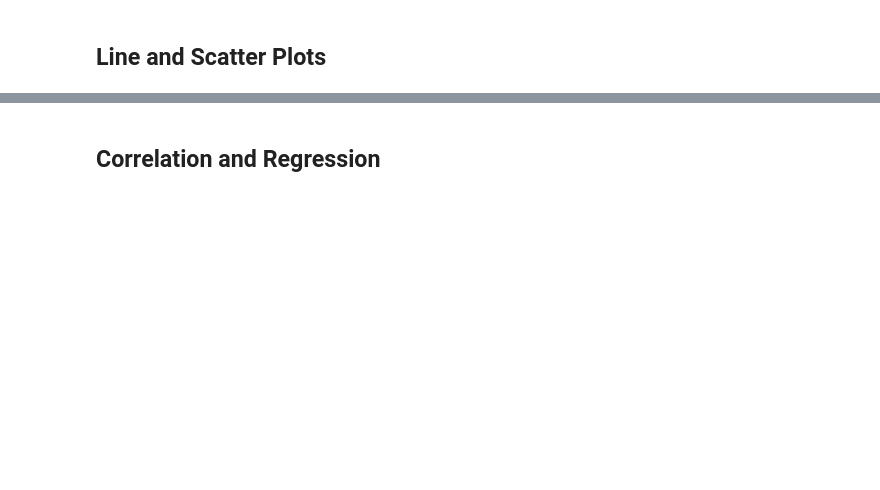
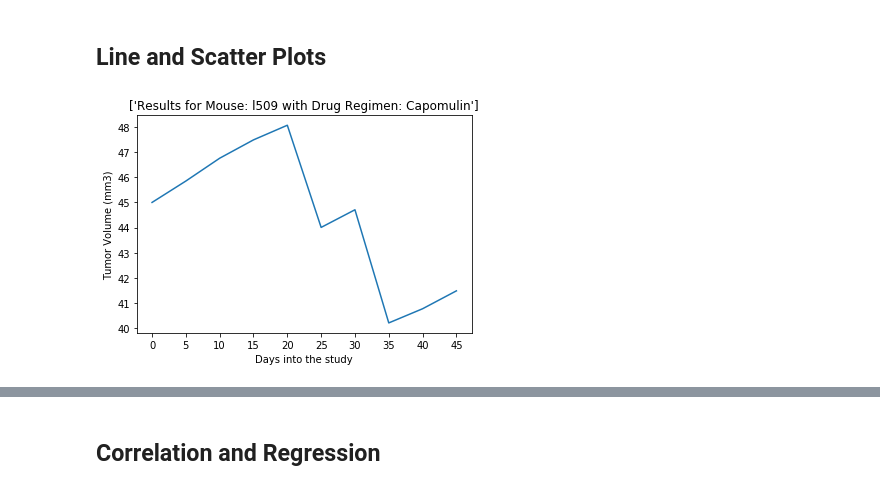
Before and after one commit to Terrence-Cummings/matplotlib-challenge, a Jupyter notebook: Pymaceuticals/pymaceuticals_TC_v1.ipynb, the cells around one changed output, grey strips where cells are left out. Cells and saved outputs as stored; diff of their text form; code cells hidden in the pictures; blank space fills up the shorter version.

```diff
--- a/Pymaceuticals/pymaceuticals_TC_v1.ipynb
+++ b/Pymaceuticals/pymaceuticals_TC_v1.ipynb
@@ -249,0 +250,30 @@ Final_TV_size_stats
+# %%
+#### Generate a line plot of time point versus tumor volume for a mouse treated with Capomulin
+#Start with the clean no duplictes mouse df.
+mouse_metadata_no_dups = mouse_metadata.loc[mouse_metadata['Mouse ID'].isin(no_dups_mouse_study_df['Mouse ID'])]
+
+#Input for which Drug Regimen to plot
+which_regimen_plot = 'Capomulin'
+
+#Create a list of all the mice IDs that were in the target Drug Regimen
+regimen_mouse_IDs = pd.Series(mouse_metadata_no_dups['Mouse ID'].loc[mouse_metadata_no_dups['Drug Regimen']==which_regimen_plot])
+
+#Generate a random list of ID's to be plotted
+how_many_mice_plot = 1
+IDs_to_plot = np.random.choice(regimen_mouse_IDs, how_many_mice_plot)
+
+#Select just the mice in the desired Drug Regimen
+plot_mice = no_dups_mouse_study_df.loc[no_dups_mouse_study_df['Drug Regimen']==which_regimen_plot]
+#Select just the ID, Timepoint, and Tumor Volume columns that will be needed to do the plot
+plot_mice = plot_mice[['Mouse ID', 'Timepoint', 'Tumor Volume (mm3)']]
+#Select just the mice with the random ID generated
+plot_mice = plot_mice.loc[plot_mice['Mouse ID'].isin(IDs_to_plot)]
+
+plt.plot(plot_mice['Timepoint'], plot_mice['Tumor Volume (mm3)'])
+plt.xticks(np.arange(0,50,5))
+plt.xlabel('Days into the study')
+plt.ylabel('Tumor Volume (mm3)')
+plt.title('Results for Mouse: '+IDs_to_plot+' with Drug Regimen: '+which_regimen_plot)
+plt.show()
+# %% [output]
+[figure, added]
```
Also changed, not shown: parts of 17 cells of this notebook.
